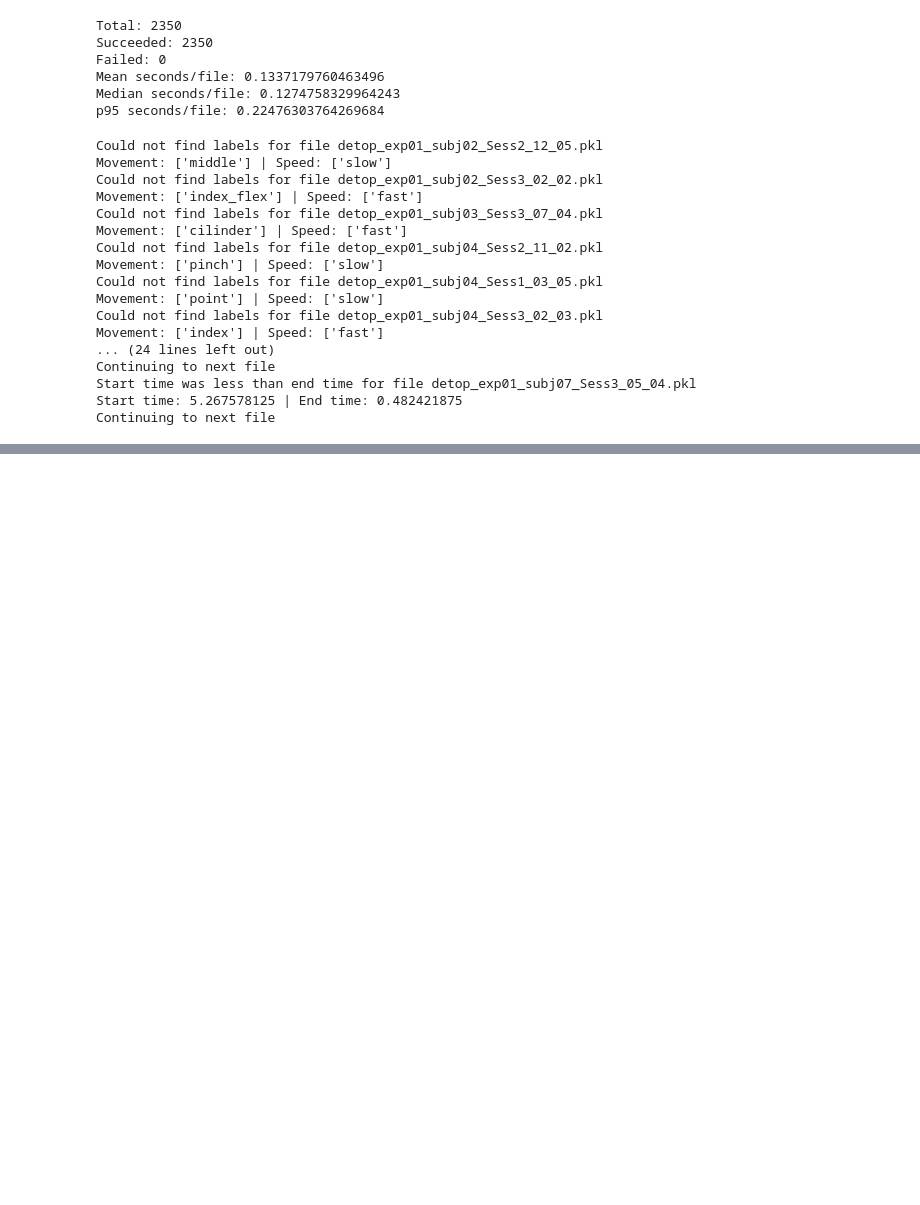
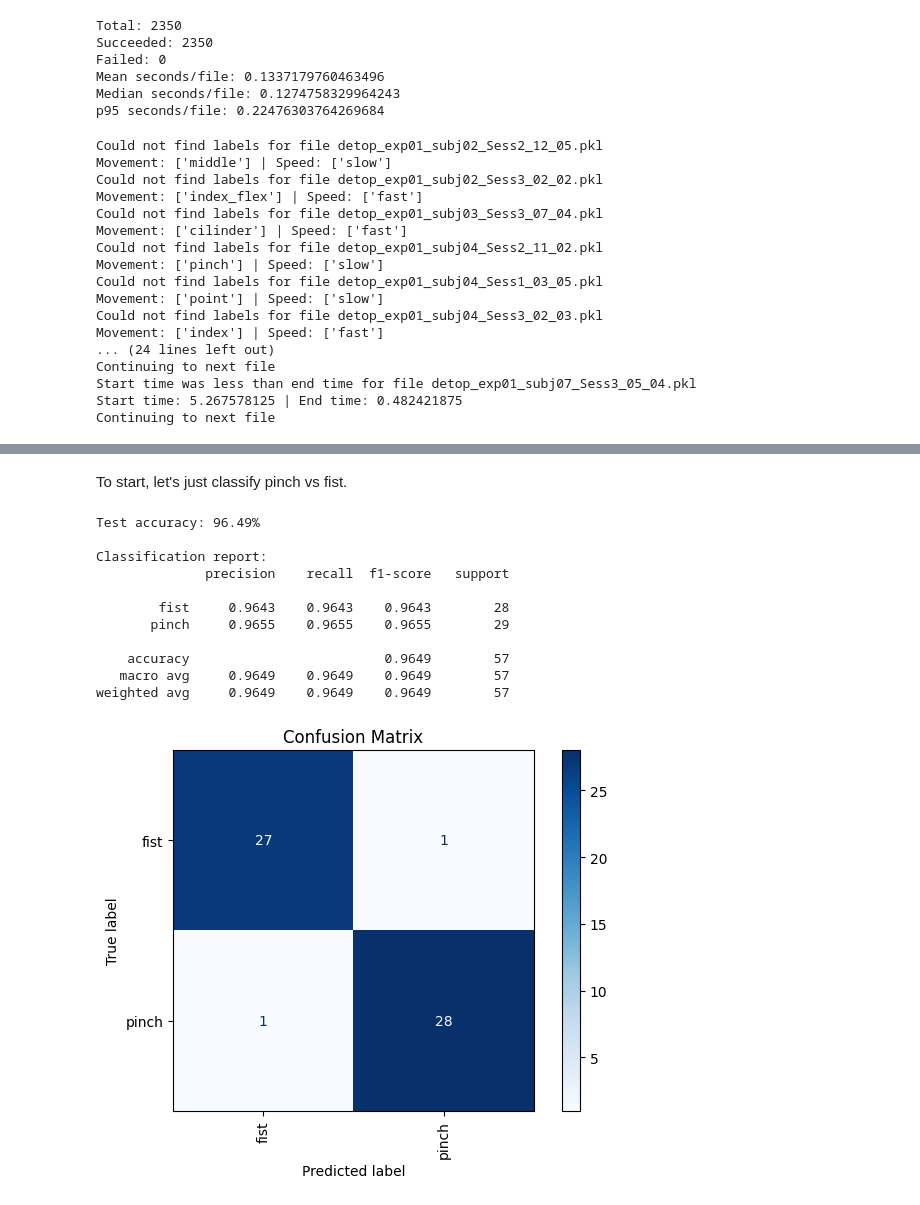
Before and after one commit to ConnorIrvine/Gesture-Recognition, a Jupyter notebook: dataset_cleaning/data_analysis.ipynb, the cells around one changed output, grey strips where cells are left out. Cells and saved outputs as stored; diff of their text form; code cells hidden in the pictures; blank space fills up the shorter version.

Commit message:
SVM classification

```diff
--- a/dataset_cleaning/data_analysis.ipynb
+++ b/dataset_cleaning/data_analysis.ipynb
@@ -602,0 +550,68 @@ print(f"Accuracy (Score Method): {test_accuracy_score_method:.4f}")
+# %% [markdown]
+To start, let's just classify pinch vs fist.
+# %%
+from sklearn.model_selection import train_test_split
+from sklearn.preprocessing import StandardScaler
+from sklearn.svm import LinearSVC, SVC
+from sklearn.metrics import (
+    accuracy_score,
+    classification_report,
+    ConfusionMatrixDisplay,
+)
+
+dataset = df
+dataset = dataset[dataset['movement'].isin(['pinch', 'fist'])]
+
+X_train, X_test, y_train, y_test = train_test_split(dataset['windows_feature'], dataset['movement'], test_size=0.2, random_state=42)
+
+X_train_svm, y_train = reshape_data(X_train, y_train)
+X_test_svm, y_test = reshape_data(X_test, y_test)
+
+scaler = StandardScaler()
+X_train_scaled = scaler.fit_transform(X_train_svm)
+X_train_scaled = scaler.transform(X_train_svm)
+X_test_scaled = scaler.transform(X_test_svm)
+
+clf = LinearSVC(random_state=0, max_iter=10000)
+clf.fit(X_train_scaled, y_train)
+y_pred = clf.predict(X_test_scaled)
+
+acc = accuracy_score(y_test, y_pred)
+print(f"Test accuracy: {acc*100:.2f}%")
+print("\nClassification report:")
+print(classification_report(y_test, y_pred, digits=4))
+
+# Nice confusion matrix plot with labels + colorbar legend
+# after ConfusionMatrixDisplay.from_predictions(...)
+disp = ConfusionMatrixDisplay.from_predictions(
+    y_test,
+    y_pred,
+    display_labels=clf.classes_,
+    cmap="Blues",
+    normalize=None,
+    values_format="d",
+    colorbar=True,
+)
+
+# Rotate the x-axis (bottom) tick labels vertical
+ax = disp.ax_
+plt.setp(ax.get_xticklabels(), rotation=90, ha="center", va="top")
+
+plt.title("Confusion Matrix")
+plt.xlabel("Predicted label")
+plt.ylabel("True label")
+plt.tight_layout()
+plt.show()
+# %% [output]
+Test accuracy: 96.49%
+
+Classification report:
+              precision    recall  f1-score   support
+
+        fist     0.9643    0.9643    0.9643        28
+       pinch     0.9655    0.9655    0.9655        29
+
+    accuracy                         0.9649        57
+   macro avg     0.9649    0.9649    0.9649        57
+weighted avg     0.9649    0.9649    0.9649        57
+[figure, added]
```
Also changed, not shown: parts of 7 cells of this notebook.
